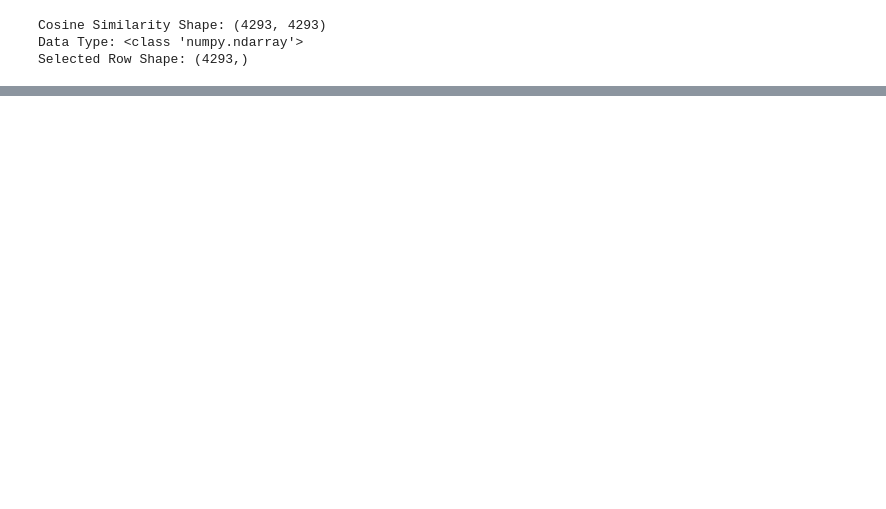
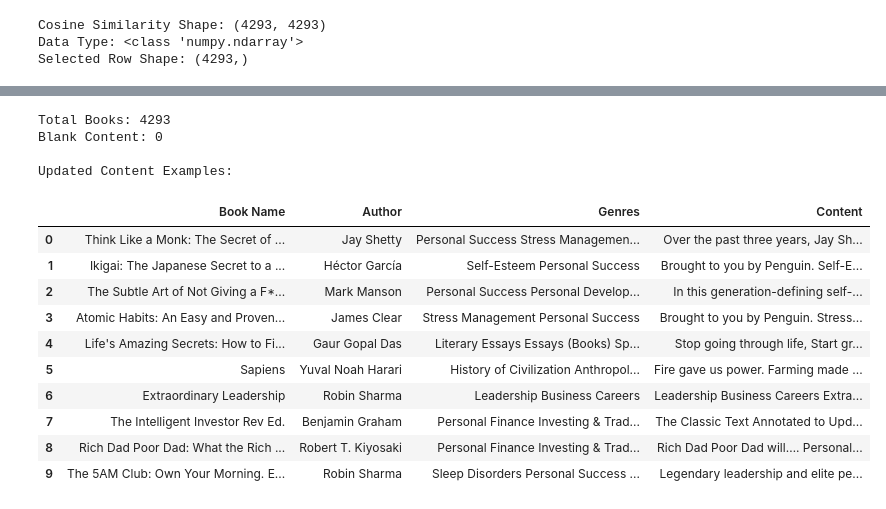
Before and after one commit to rao274563-cpu/Audible-Insights, a Jupyter notebook: notebooks/04_recommendation_system.ipynb, the cells around one changed output, grey strips where cells are left out. Drawn from its saved outputs; the diff is of its cells as text; code cells hidden in the pictures; blank space fills up the shorter version.

```diff
--- a/notebooks/04_recommendation_system.ipynb
+++ b/notebooks/04_recommendation_system.ipynb
@@ -322,0 +514,45 @@ Selected Row Shape: (4293,)
+# %%
+# Replace missing descriptions and genres with empty strings
+df_advance["Description"] = df_advance["Description"].fillna("").astype(str)
+df_advance["Genres"] = df_advance["Genres"].apply(
+    lambda x: " ".join(x) if isinstance(x, list) else str(x)
+)
+
+# Build improved recommendation content
+df_advance["Content"] = (
+    df_advance["Description"] + " " +
+    df_advance["Genres"] + " " +
+    df_advance["Book Name"].fillna("") + " " +
+    df_advance["Author"].fillna("")
+).str.strip()
+
+# Check updated content
+print("Total Books:", len(df_advance))
+
+print(
+    "Blank Content:",
+    df_advance["Content"].str.strip().eq("").sum()
+)
+
+print("\nUpdated Content Examples:")
+display(
+    df_advance[
+        ["Book Name", "Author", "Genres", "Content"]
+    ].head(10)
+)
+# %% [output]
+Total Books: 4293
+Blank Content: 0
+
+Updated Content Examples:
+|  | Book Name | Author | Genres | Content |
+| 0 | Think Like a Monk: The Secret of ... | Jay Shetty | Personal Success Stress Managemen... | Over the past three years, Jay Sh... |
+| 1 | Ikigai: The Japanese Secret to a ... | Héctor García | Self-Esteem Personal Success | Brought to you by Penguin. Self-E... |
+| 2 | The Subtle Art of Not Giving a F*... | Mark Manson | Personal Success Personal Develop... | In this generation-defining self-... |
+| 3 | Atomic Habits: An Easy and Proven... | James Clear | Stress Management Personal Success | Brought to you by Penguin. Stress... |
+| 4 | Life's Amazing Secrets: How to Fi... | Gaur Gopal Das | Literary Essays Essays (Books) Sp... | Stop going through life, Start gr... |
+| 5 | Sapiens | Yuval Noah Harari | History of Civilization Anthropol... | Fire gave us power. Farming made ... |
+| 6 | Extraordinary Leadership | Robin Sharma | Leadership Business Careers | Leadership Business Careers Extra... |
+| 7 | The Intelligent Investor Rev Ed. | Benjamin Graham | Personal Finance Investing & Trad... | The Classic Text Annotated to Upd... |
+| 8 | Rich Dad Poor Dad: What the Rich ... | Robert T. Kiyosaki | Personal Finance Investing & Trad... | Rich Dad Poor Dad will…. Personal... |
+| 9 | The 5AM Club: Own Your Morning. E... | Robin Sharma | Sleep Disorders Personal Success ... | Legendary leadership and elite pe... |
```
Also changed, not shown: parts of 9 cells of this notebook.
